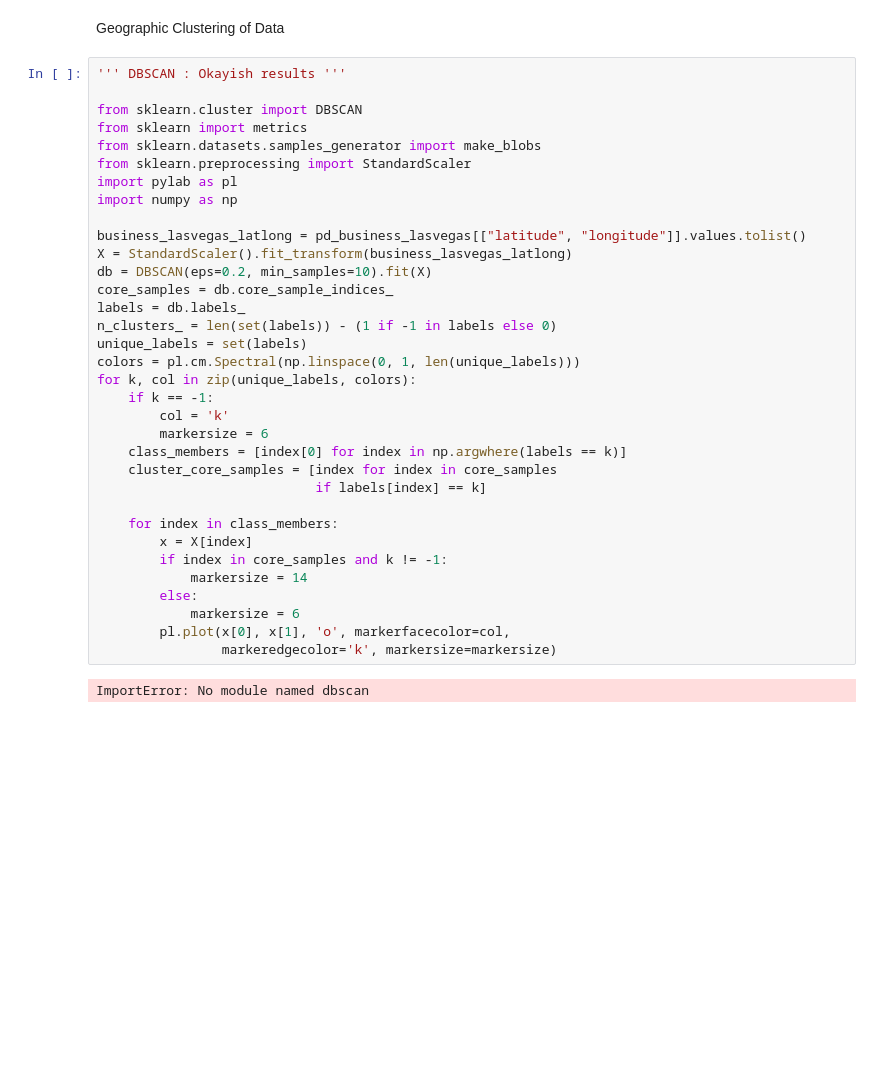
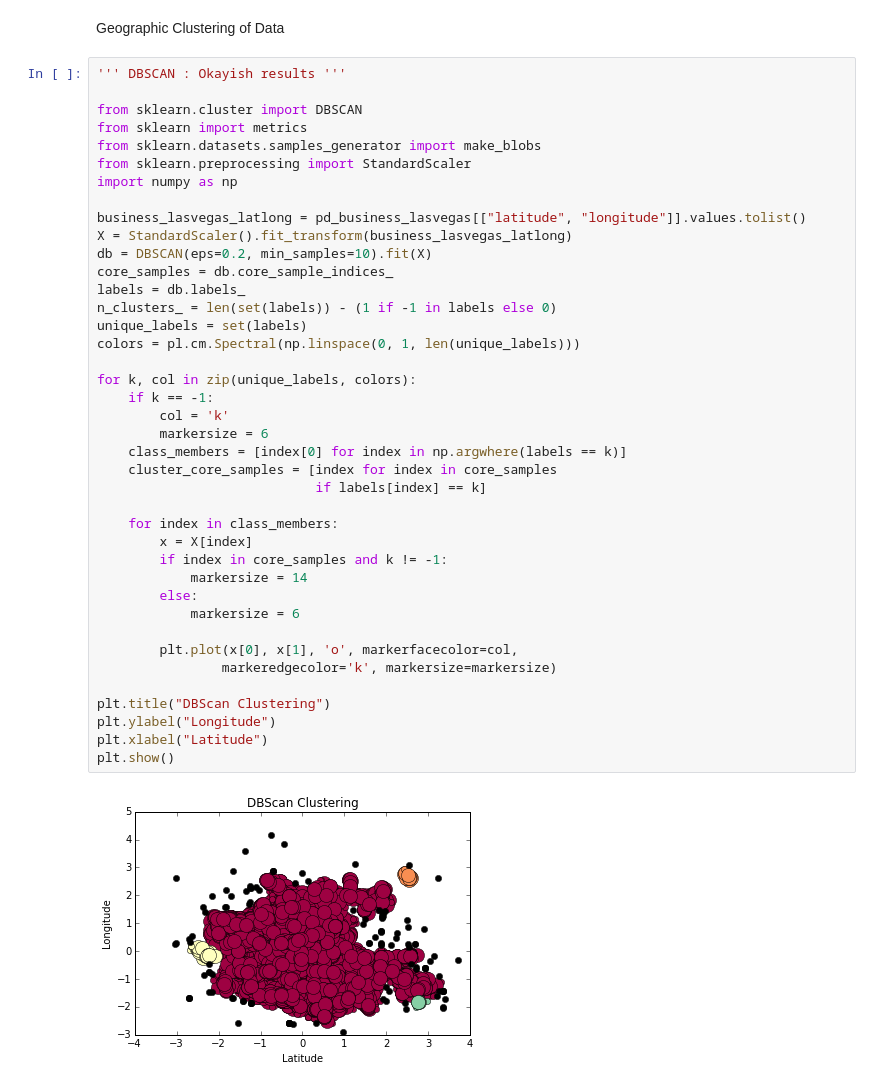
Before and after one commit to dbjnbnrj/newbusiness, a Jupyter notebook: Workbook.ipynb, the cells around one changed output. Drawn from its saved outputs; the diff is of its cells as text; blank space fills up the shorter version.

```diff
--- a/Workbook.ipynb
+++ b/Workbook.ipynb
@@ -67,36 +68,42 @@ Geographic Clustering of Data
 from sklearn.cluster import DBSCAN
 from sklearn import metrics
 from sklearn.datasets.samples_generator import make_blobs
 from sklearn.preprocessing import StandardScaler
-import pylab as pl
 import numpy as np
 
 business_lasvegas_latlong = pd_business_lasvegas[["latitude", "longitude"]].values.tolist()
 X = StandardScaler().fit_transform(business_lasvegas_latlong)
 db = DBSCAN(eps=0.2, min_samples=10).fit(X)
 core_samples = db.core_sample_indices_
 labels = db.labels_
 n_clusters_ = len(set(labels)) - (1 if -1 in labels else 0)
 unique_labels = set(labels)
 colors = pl.cm.Spectral(np.linspace(0, 1, len(unique_labels)))
+
 for k, col in zip(unique_labels, colors):
     if k == -1:
         col = 'k'
         markersize = 6
     class_members = [index[0] for index in np.argwhere(labels == k)]
     cluster_core_samples = [index for index in core_samples
                             if labels[index] == k]
 
     for index in class_members:
         x = X[index]
         if index in core_samples and k != -1:
             markersize = 14
         else:
             markersize = 6
-        pl.plot(x[0], x[1], 'o', markerfacecolor=col,
+
+        plt.plot(x[0], x[1], 'o', markerfacecolor=col,
                 markeredgecolor='k', markersize=markersize)
+
+plt.title("DBScan Clustering")
+plt.ylabel("Longitude")
+plt.xlabel("Latitude")
+plt.show()
 # %% [output]
-ImportError: No module named dbscan
+[figure, added]
 # %%
 ''' K Means with results '''
 
```
Also changed, not shown: parts of 15 cells of this notebook, 3 other files.
